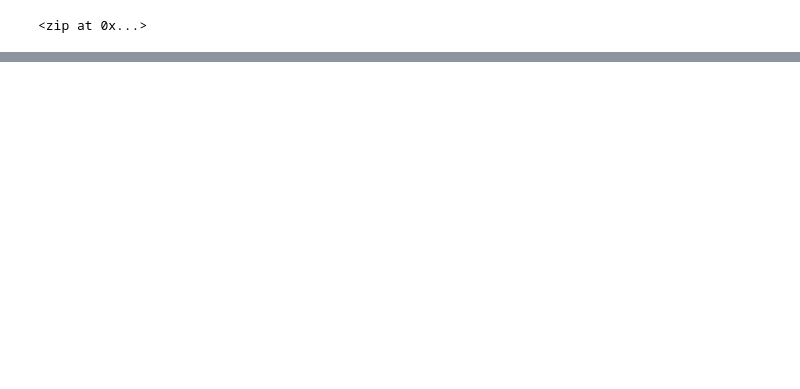
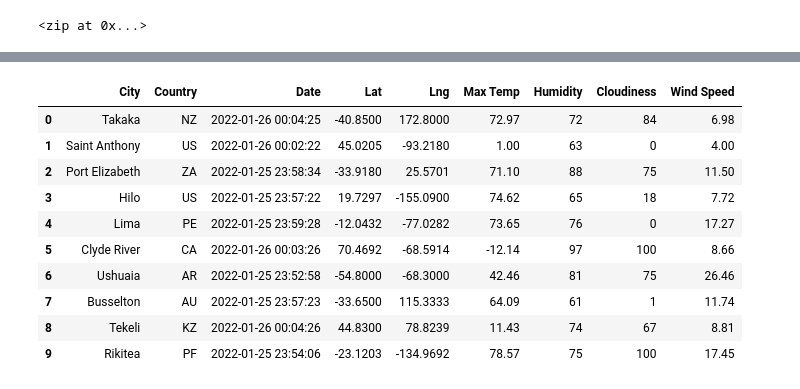
Before and after one commit to Nusratnimme/World_Weather_Analysis, a Jupyter notebook: WeatherPy.ipynb, the cells around one changed output, grey strips where cells are left out. Saved outputs shown, nothing was run; the diff lists cells and outputs as text; code cells hidden in the pictures; blank space fills up the shorter version.

```diff
--- a/WeatherPy.ipynb
+++ b/WeatherPy.ipynb
@@ -33,0 +146,15 @@ len(cities)
+# %%
+city_data_df = city_data_df[city_data_df.columns[[0,7,8,1,2,3,4,5,6]]]
+city_data_df.head(10)
+# %% [output]
+|  | City | Country | Date | Lat | Lng | Max Temp | Humidity | Cloudiness | Wind Speed |
+| 0 | Takaka | NZ | 2022-01-26 00:04:25 | -40.8500 | 172.8000 | 72.97 | 72 | 84 | 6.98 |
+| 1 | Saint Anthony | US | 2022-01-26 00:02:22 | 45.0205 | -93.2180 | 1.00 | 63 | 0 | 4.00 |
+| 2 | Port Elizabeth | ZA | 2022-01-25 23:58:34 | -33.9180 | 25.5701 | 71.10 | 88 | 75 | 11.50 |
+| 3 | Hilo | US | 2022-01-25 23:57:22 | 19.7297 | -155.0900 | 74.62 | 65 | 18 | 7.72 |
+| 4 | Lima | PE | 2022-01-25 23:59:28 | -12.0432 | -77.0282 | 73.65 | 76 | 0 | 17.27 |
+| 5 | Clyde River | CA | 2022-01-26 00:03:26 | 70.4692 | -68.5914 | -12.14 | 97 | 100 | 8.66 |
+| 6 | Ushuaia | AR | 2022-01-25 23:52:58 | -54.8000 | -68.3000 | 42.46 | 81 | 75 | 26.46 |
+| 7 | Busselton | AU | 2022-01-25 23:57:23 | -33.6500 | 115.3333 | 64.09 | 61 | 1 | 11.74 |
+| 8 | Tekeli | KZ | 2022-01-26 00:04:26 | 44.8300 | 78.8239 | 11.43 | 74 | 67 | 8.81 |
+| 9 | Rikitea | PF | 2022-01-25 23:54:06 | -23.1203 | -134.9692 | 78.57 | 75 | 100 | 17.45 |
```
Also changed, not shown: parts of 9 cells of this notebook, 3 other files.
